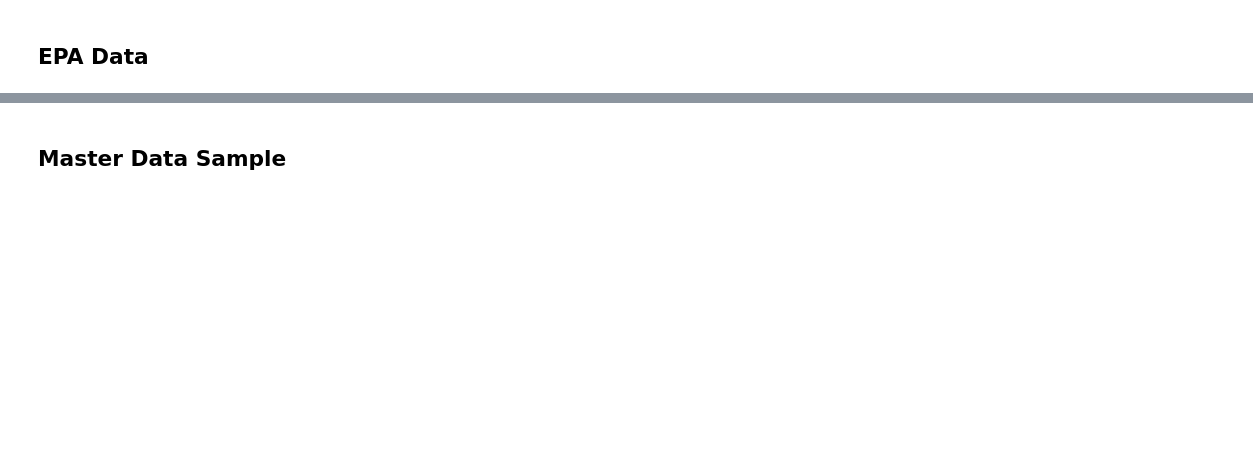
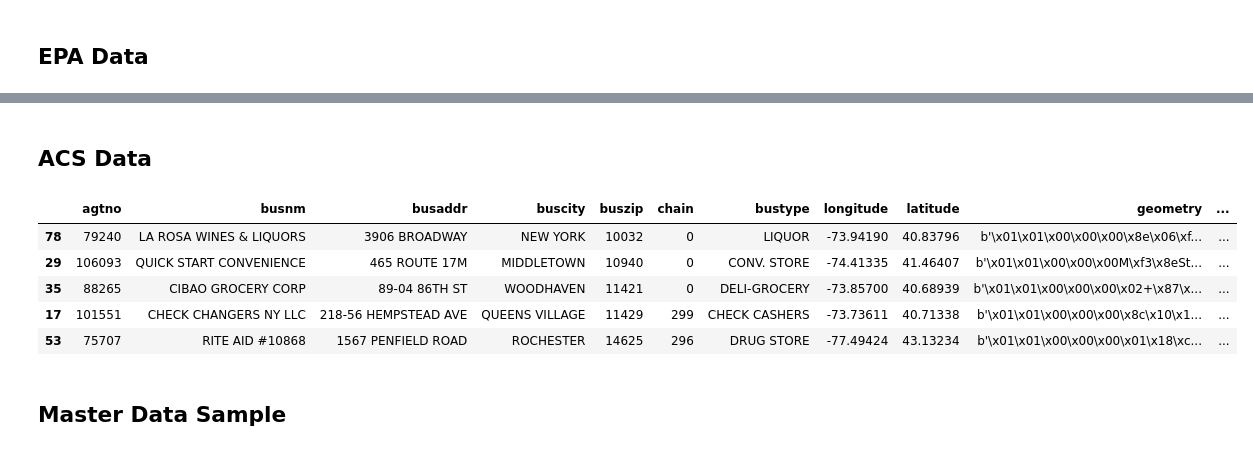
Before and after one commit to Ransommac13/mads_milestone_two, a Jupyter notebook: notebooks/variable_id.ipynb, the cells around one changed output, grey strips where cells are left out. Drawn from its saved outputs; the diff is of its cells as text; code cells hidden in the pictures; blank space fills up the shorter version.

```diff
--- a/notebooks/variable_id.ipynb
+++ b/notebooks/variable_id.ipynb
@@ -135,3 +140,20 @@ epa_df.sample(5)
+# %% [markdown]
+## ACS Data
+# %%
+acs_file_path = Path(".").resolve().parent / "data/interim/external/merged_with_loc/location_data_acs.parquet"
+
+acs_pq = pq.ParquetFile(acs_file_path)
+acs_first_100_rows = next(acs_pq.iter_batches(batch_size=100))
+acs_df = pa.Table.from_batches([acs_first_100_rows]).to_pandas()
+# %%
+acs_df.sample(5)
+# %% [output]
+|  | agtno | busnm | busaddr | buscity | buszip | chain | bustype | longitude | latitude | geometry | ... |
+| 78 | 79240 | LA ROSA WINES & LIQUORS | 3906 BROADWAY | NEW YORK | 10032 | 0 | LIQUOR | -73.94190 | 40.83796 | b'\x01\x01\x00\x00\x00\x8e\x06\xf... | ... |
+| 29 | 106093 | QUICK START CONVENIENCE | 465 ROUTE 17M | MIDDLETOWN | 10940 | 0 | CONV. STORE | -74.41335 | 41.46407 | b'\x01\x01\x00\x00\x00M\xf3\x8eSt... | ... |
+| 35 | 88265 | CIBAO GROCERY CORP | 89-04 86TH ST | WOODHAVEN | 11421 | 0 | DELI-GROCERY | -73.85700 | 40.68939 | b'\x01\x01\x00\x00\x00\x02+\x87\x... | ... |
+| 17 | 101551 | CHECK CHANGERS NY LLC | 218-56 HEMPSTEAD AVE | QUEENS VILLAGE | 11429 | 299 | CHECK CASHERS | -73.73611 | 40.71338 | b'\x01\x01\x00\x00\x00\x8c\x10\x1... | ... |
+| 53 | 75707 | RITE AID #10868 | 1567 PENFIELD ROAD | ROCHESTER | 14625 | 296 | DRUG STORE | -77.49424 | 43.13234 | b'\x01\x01\x00\x00\x00\x01\x18\xc... | ... |
 # %% [markdown]
 ## Master Data Sample
 # %%
```
Also changed, not shown: parts of 8 cells of this notebook, 9 other files.
